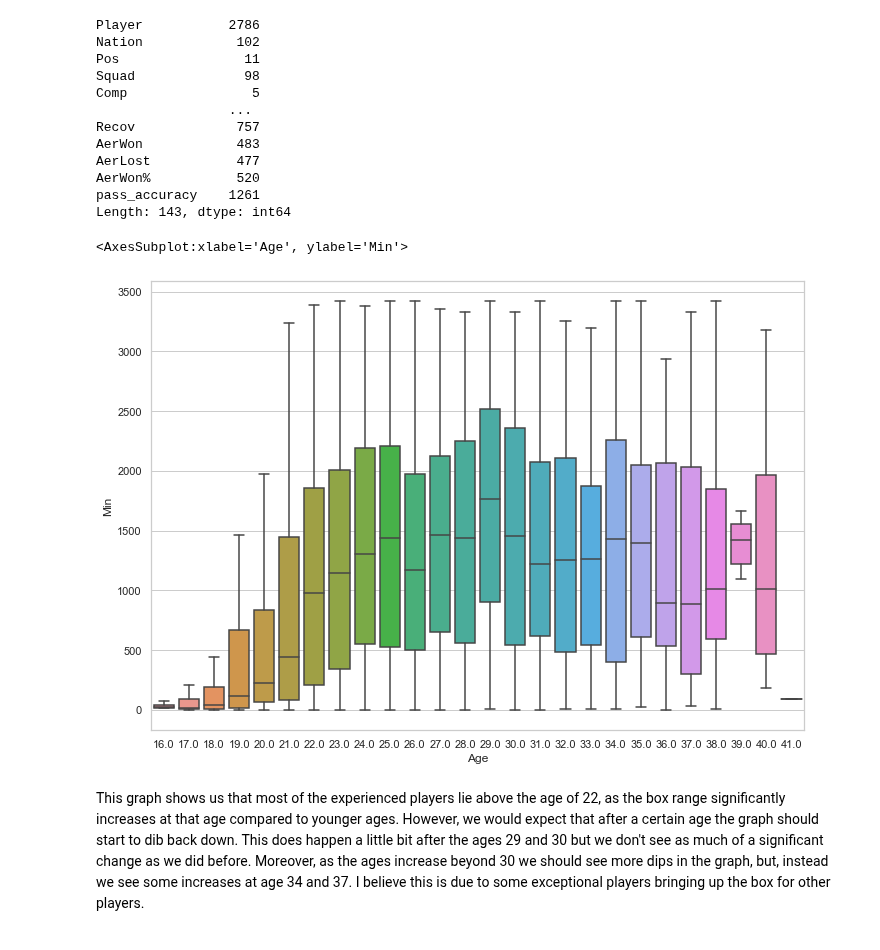
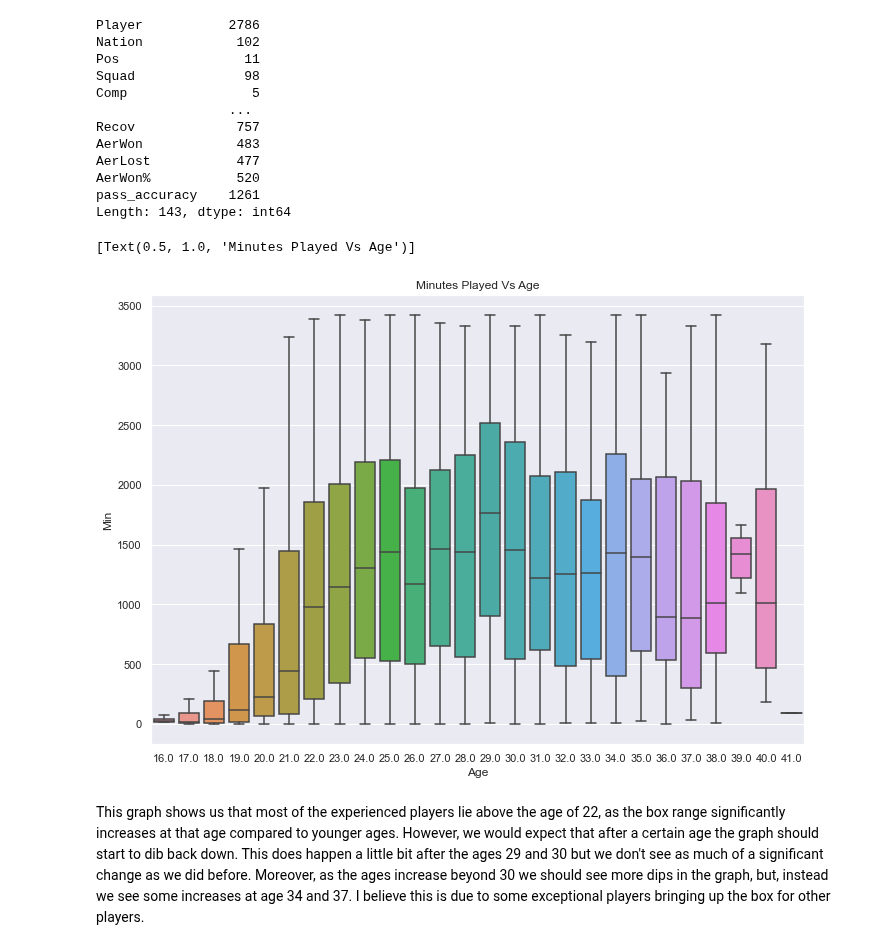
Before and after one commit to ubco-W2022T1-cosc301/project-group-25, a Jupyter notebook: notebooks/analysis3.ipynb, the cells around one changed output. Saved outputs shown, nothing was run; the diff lists cells and outputs as text; code cells hidden in the pictures.

```diff
--- a/notebooks/analysis3.ipynb
+++ b/notebooks/analysis3.ipynb
@@ -13,6 +13,7 @@ import numpy as np
 import squarify
 # %%
 df = pd.read_csv("../data/raw/Stats.csv",encoding="ISO-8859-1", delimiter = ";").set_index('Rk')
+sns.set(rc={'figure.figsize':(11.7,8.27)})
 # %%
 df.head()
 # %% [output]
@@ -96,10 +97,10 @@ AerWon%           520
 pass_accuracy    1261
 Length: 143, dtype: int64
 # %%
-sns.boxplot(data = df,x = "Age",y = "Min",showfliers = False)
+sns.boxplot(data = df,x = "Age",y = "Min",showfliers = False).set(title='Minutes Played Vs Age')
 # %% [output]
-<AxesSubplot:xlabel='Age', ylabel='Min'>
+[Text(0.5, 1.0, 'Minutes Played Vs Age')]
-[figure, old version]
+[figure, new version]
 # %% [markdown]
 This graph shows us that most of the experienced players lie above the age of 22, as the box range significantly increases at that age compared to younger ages. However, we would expect that after a certain age the graph should start to dib back down. This does happen a little bit after the ages 29 and 30 but we don't see as much of a significant change as we did before. Moreover, as the ages increase beyond 30 we should see more dips in the graph, but, instead we see some increases at age 34 and 37. I believe this is due to some exceptional players bringing up the box for other players.
 # %% [markdown]
```
Also changed, not shown: parts of 5 cells of this notebook, 2 other files.
